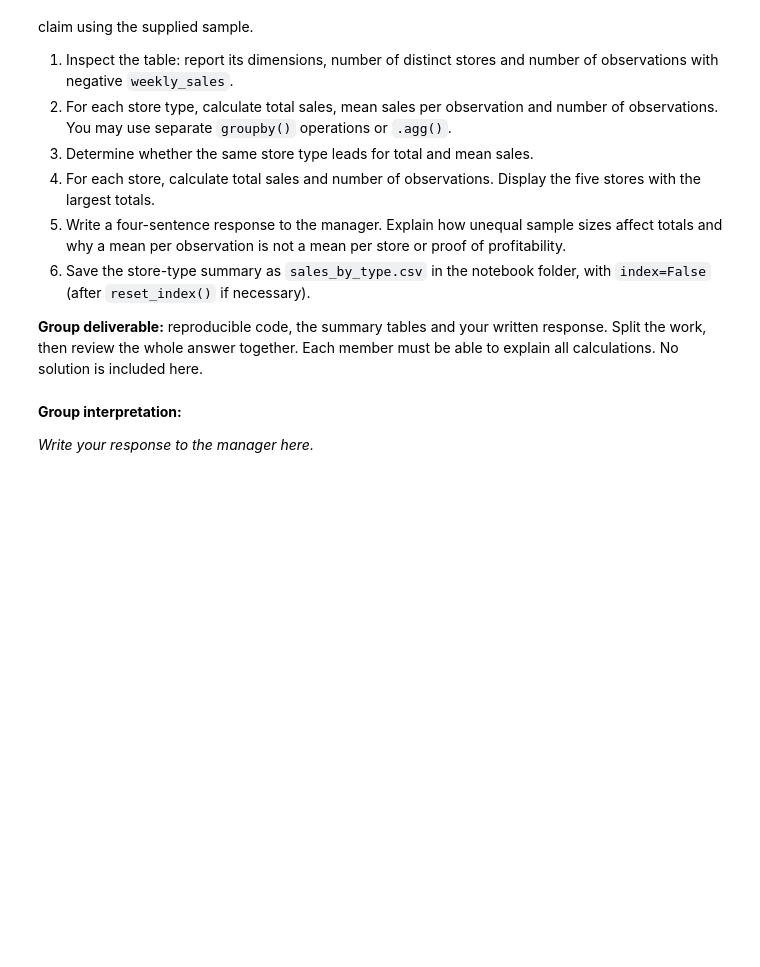
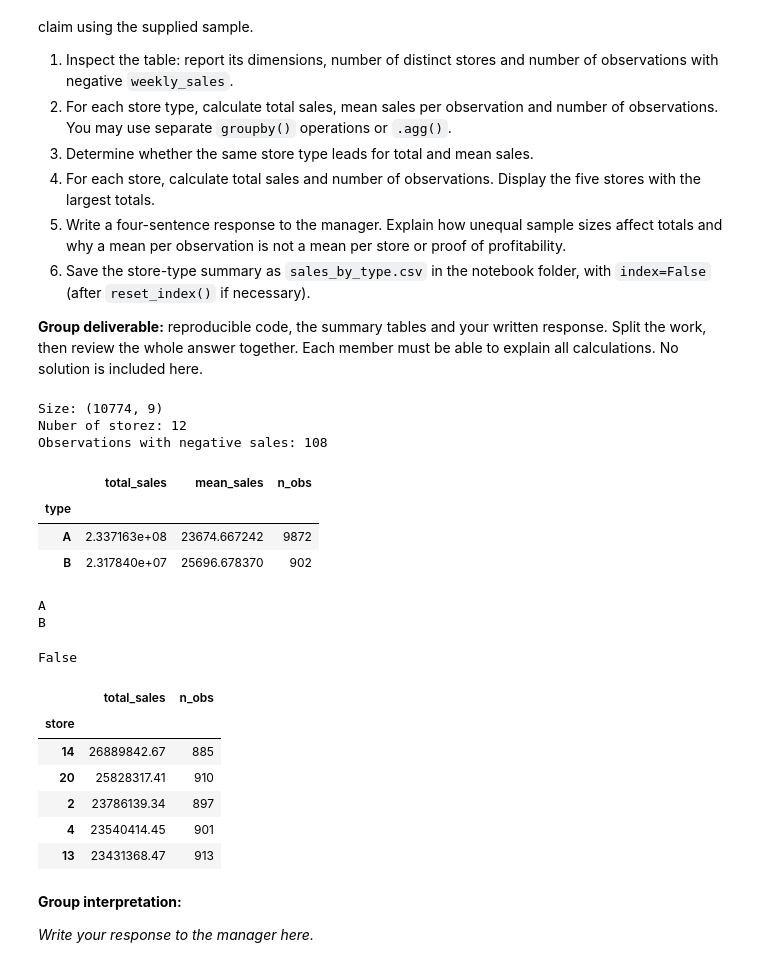
Before and after one commit to serokhova/Atelier-Python, a Jupyter notebook: notebooks/02-Pandas-Manipulation-S2.ipynb, the cells around one changed output. Saved outputs shown, nothing was run; the diff lists cells and outputs as text; code cells hidden in the pictures; blank space fills up the shorter version.

Commit message:
Group problem 2

```diff
--- a/notebooks/02-Pandas-Manipulation-S2.ipynb
+++ b/notebooks/02-Pandas-Manipulation-S2.ipynb
@@ -252,4 +381,49 @@ A retail manager claims: **“The store type with the highest total sales perfor
 
 **Group deliverable:** reproducible code, the summary tables and your written response. Split the work, then review the whole answer together. Each member must be able to explain all calculations. No solution is included here.
 # %%
-# Group problem 2 — inspection and calculations
+sales = pd.read_csv("../Data-20260921/sales_subset.csv", index_col=0)
+#1
+print("Size:", sales.shape)
+print("Nuber of storez:", sales["store"].nunique())
+n_negative = (sales["weekly_sales"] < 0).sum()
+print("Observations with negative sales:", n_negative)
+# %% [output]
+Size: (10774, 9)
+Nuber of storez: 12
+Observations with negative sales: 108
+# %%
+sales_by_type = sales.groupby("type").agg(
+    total_sales=("weekly_sales", "sum"),
+    mean_sales=("weekly_sales", "mean"),
+    n_obs=("weekly_sales", "count"))
+sales_by_type
+# %% [output]
+|  | total_sales | mean_sales | n_obs |
+| type |  |  |  |
+| A | 2.337163e+08 | 23674.667242 | 9872 |
+| B | 2.317840e+07 | 25696.678370 | 902 |
+# %%
+leader_total = sales_by_type["total_sales"].idxmax()
+leader_mean = sales_by_type["mean_sales"].idxmax()
+print(leader_total)
+print(leader_mean)
+leader_total==leader_mean
+# %% [output]
+A
+B
+False
+# %%
+sales_by_store = sales.groupby("store").agg(
+    total_sales=("weekly_sales", "sum"),
+    n_obs=("weekly_sales", "count"),
+).sort_values("total_sales", ascending=False)
+
+sales_by_store.head(5)
+# %% [output]
+|  | total_sales | n_obs |
+| store |  |  |
+| 14 | 26889842.67 | 885 |
+| 20 | 25828317.41 | 910 |
+| 2 | 23786139.34 | 897 |
+| 4 | 23540414.45 | 901 |
+| 13 | 23431368.47 | 913 |
```
Also changed, not shown: parts of 14 cells of this notebook, 2 other files.
